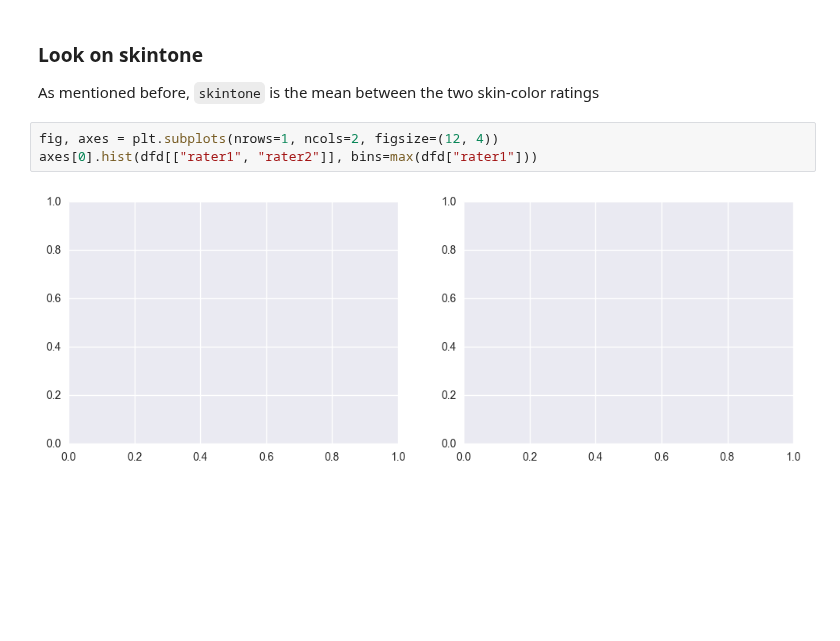
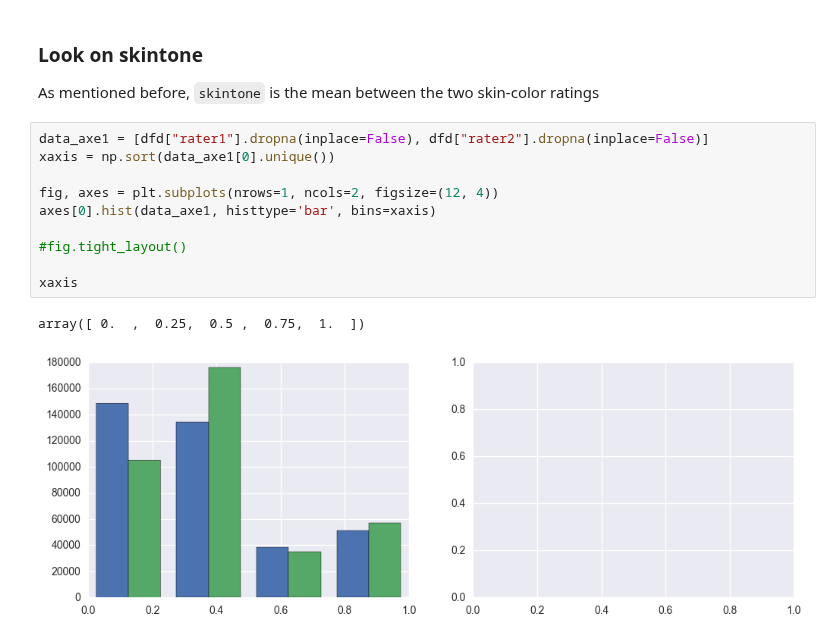
Before and after one commit to fdevillard/ada-homeworks, a Jupyter notebook: 04 - Applied ML/flo-skin-analysis.ipynb, the cells around one changed output. Drawn from its saved outputs; the diff is of its cells as text; blank space fills up the shorter version.

```diff
--- a/04 - Applied ML/flo-skin-analysis.ipynb
+++ b/04 - Applied ML/flo-skin-analysis.ipynb
@@ -76,7 +76,15 @@ All are indicator variable (either 1 if true, 0 o.w.)
 ### Look on skintone
 As mentioned before, `skintone` is the mean between the two skin-color ratings
 # %%
+data_axe1 = [dfd["rater1"].dropna(inplace=False), dfd["rater2"].dropna(inplace=False)]
+xaxis = np.sort(data_axe1[0].unique())
+
 fig, axes = plt.subplots(nrows=1, ncols=2, figsize=(12, 4))
-axes[0].hist(dfd[["rater1", "rater2"]], bins=max(dfd["rater1"]))
+axes[0].hist(data_axe1, histtype='bar', bins=xaxis)
+
+#fig.tight_layout()
+
+xaxis
 # %% [output]
+array([ 0.  ,  0.25,  0.5 ,  0.75,  1.  ])
-[figure, old version]
+[figure, new version]
```
Also changed, not shown: parts of 1 cell of this notebook.
